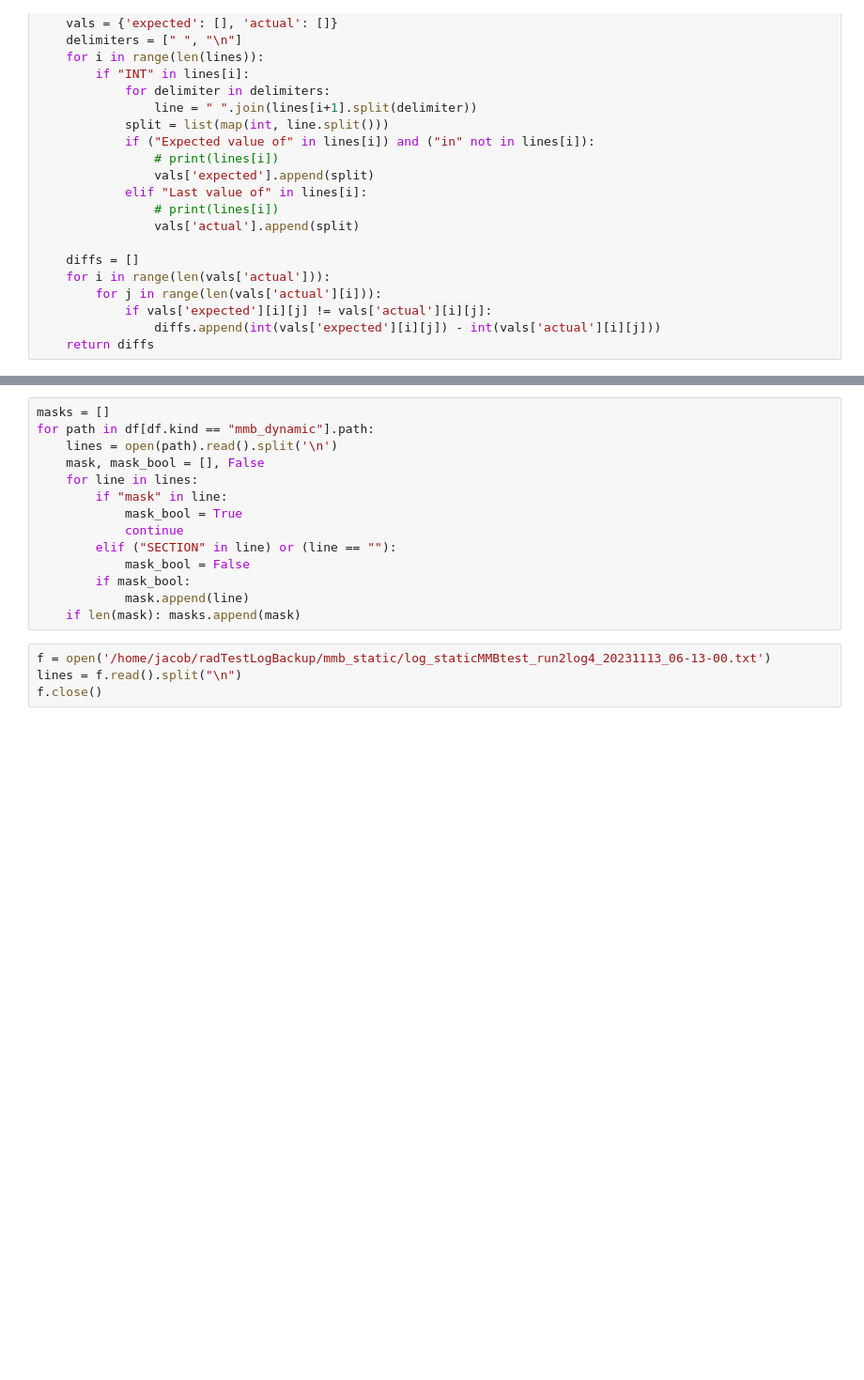
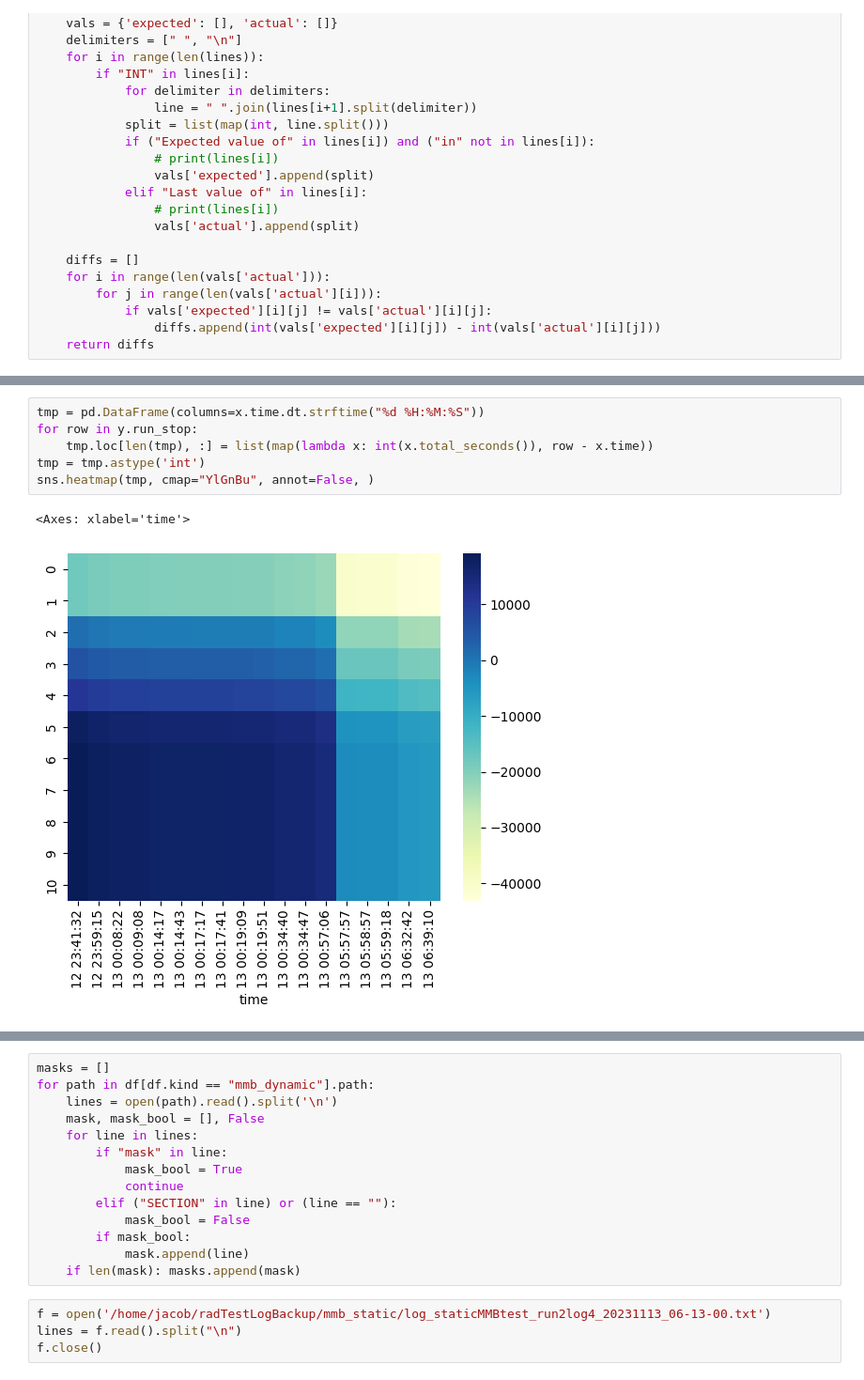
Before and after one commit to jtbenson116/radTestLogBackup, a Jupyter notebook: results.ipynb, the cells around one changed output, grey strips where cells are left out. Shown: that part at 94% size. Drawn from its saved outputs; the diff is of its cells as text; blank space fills up the shorter version.

```diff
--- a/results.ipynb
+++ b/results.ipynb
@@ -120,0 +169,9 @@ df[(df.kind == "mmb_dynamic") & (df.diff_count > 0)].reset_index(drop=True)
+# %%
+tmp = pd.DataFrame(columns=x.time.dt.strftime("%d %H:%M:%S"))
+for row in y.run_stop:
+    tmp.loc[len(tmp), :] = list(map(lambda x: int(x.total_seconds()), row - x.time))
+tmp = tmp.astype('int')
+sns.heatmap(tmp, cmap="YlGnBu", annot=False, )
+# %% [output]
+<Axes: xlabel='time'>
+[figure, added]
```
Also changed, not shown: parts of 13 cells of this notebook, 5 other files.
